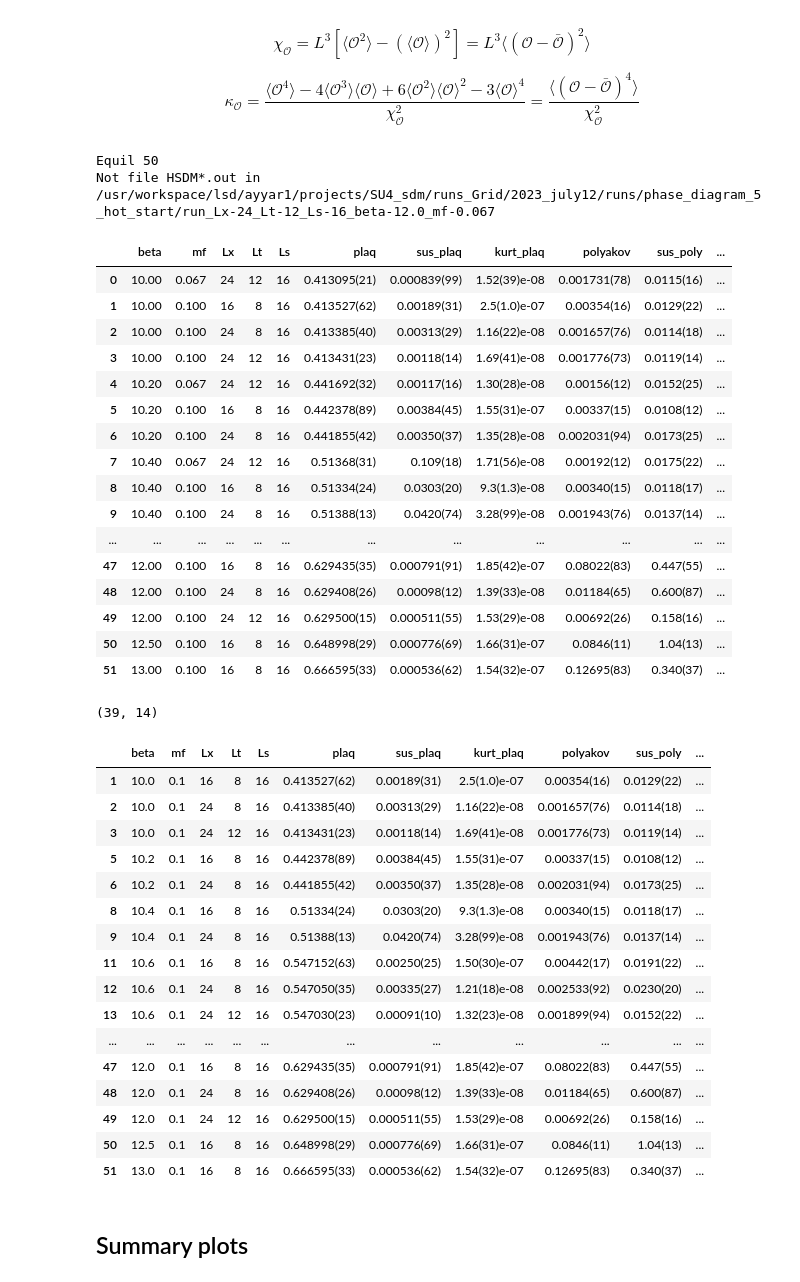
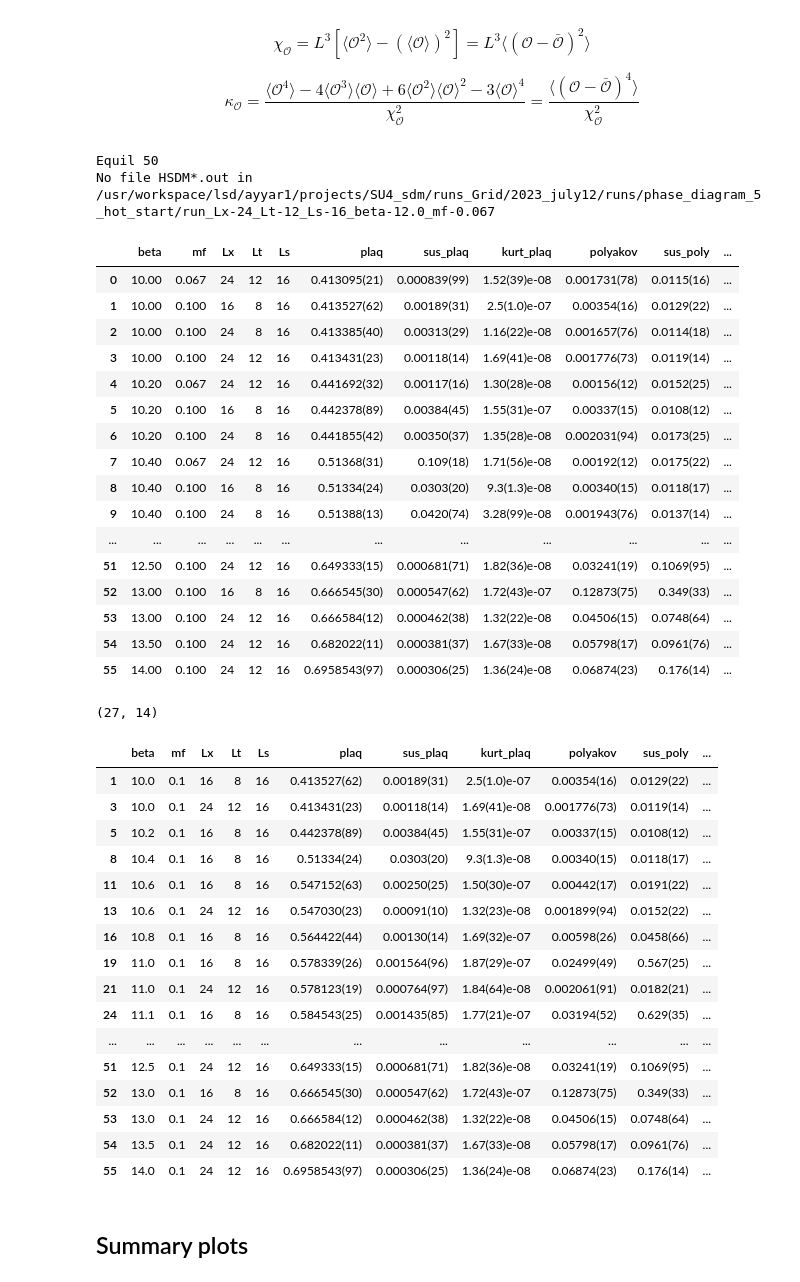
Before and after one commit to vmos1/su4_dm_grid_lsd, a Jupyter notebook: analysis/6c_HMC_compare_runs_include_extension.ipynb, the cells around one changed output. Saved outputs shown, nothing was run; the diff lists cells and outputs as text; code cells hidden in the pictures.

```diff
--- a/analysis/6c_HMC_compare_runs_include_extension.ipynb
+++ b/analysis/6c_HMC_compare_runs_include_extension.ipynb
@@ -284,14 +284,14 @@ print("Equil",equil)
 # fldr_list=['/usr/WS2/lsd/ayyar1/projects/SU4_sdm/runs_Grid/2023_july12/runs/phase_diagram_5_hot_start/run_Lx-24_Lt-8_Ls-16_beta-10.6_mf-0.1']
 
 for run_fldr in fldr_list:
-#     print(run_fldr)
+    print(run_fldr)
     # Read config file from folder
     input_dict=f_read_config(run_fldr+'/config.yaml')
 
     # Extract info from HMC output
     flist=glob.glob(run_fldr+'/HSDM?.out')
     if len(flist)<1:
-        print("Not file HSDM*.out in %s"%(run_fldr))
+        print("No file HSDM*.out in %s"%(run_fldr))
         continue
 
 
@@ -346,7 +346,7 @@ df_summary=df_summary.sort_values(by=['beta','mf']).reset_index(drop=True)
 display(df_summary)
 # %% [output]
 Equil 50
-Not file HSDM*.out in /usr/workspace/lsd/ayyar1/projects/SU4_sdm/runs_Grid/2023_july12/runs/phase_diagram_5_hot_start/run_Lx-24_Lt-12_Ls-16_beta-12.0_mf-0.067
+No file HSDM*.out in /usr/workspace/lsd/ayyar1/projects/SU4_sdm/runs_Grid/2023_july12/runs/phase_diagram_5_hot_start/run_Lx-24_Lt-12_Ls-16_beta-12.0_mf-0.067
 |  | beta | mf | Lx | Lt | Ls | plaq | sus_plaq | kurt_plaq | polyakov | sus_poly | ... |
 | 0 | 10.00 | 0.067 | 24 | 12 | 16 | 0.413095(21) | 0.000839(99) | 1.52(39)e-08 | 0.001731(78) | 0.0115(16) | ... |
 | 1 | 10.00 | 0.100 | 16 | 8 | 16 | 0.413527(62) | 0.00189(31) | 2.5(1.0)e-07 | 0.00354(16) | 0.0129(22) | ... |
@@ -359,36 +359,37 @@ Not file HSDM*.out in /usr/workspace/lsd/ayyar1/projects/SU4_sdm/runs_Grid/2023_
 | 8 | 10.40 | 0.100 | 16 | 8 | 16 | 0.51334(24) | 0.0303(20) | 9.3(1.3)e-08 | 0.00340(15) | 0.0118(17) | ... |
 | 9 | 10.40 | 0.100 | 24 | 8 | 16 | 0.51388(13) | 0.0420(74) | 3.28(99)e-08 | 0.001943(76) | 0.0137(14) | ... |
 | ... | ... | ... | ... | ... | ... | ... | ... | ... | ... | ... | ... |
-| 47 | 12.00 | 0.100 | 16 | 8 | 16 | 0.629435(35) | 0.000791(91) | 1.85(42)e-07 | 0.08022(83) | 0.447(55) | ... |
-| 48 | 12.00 | 0.100 | 24 | 8 | 16 | 0.629408(26) | 0.00098(12) | 1.39(33)e-08 | 0.01184(65) | 0.600(87) | ... |
-| 49 | 12.00 | 0.100 | 24 | 12 | 16 | 0.629500(15) | 0.000511(55) | 1.53(29)e-08 | 0.00692(26) | 0.158(16) | ... |
-| 50 | 12.50 | 0.100 | 16 | 8 | 16 | 0.648998(29) | 0.000776(69) | 1.66(31)e-07 | 0.0846(11) | 1.04(13) | ... |
-| 51 | 13.00 | 0.100 | 16 | 8 | 16 | 0.666595(33) | 0.000536(62) | 1.54(32)e-07 | 0.12695(83) | 0.340(37) | ... |
+| 51 | 12.50 | 0.100 | 24 | 12 | 16 | 0.649333(15) | 0.000681(71) | 1.82(36)e-08 | 0.03241(19) | 0.1069(95) | ... |
+| 52 | 13.00 | 0.100 | 16 | 8 | 16 | 0.666545(30) | 0.000547(62) | 1.72(43)e-07 | 0.12873(75) | 0.349(33) | ... |
+| 53 | 13.00 | 0.100 | 24 | 12 | 16 | 0.666584(12) | 0.000462(38) | 1.32(22)e-08 | 0.04506(15) | 0.0748(64) | ... |
+| 54 | 13.50 | 0.100 | 24 | 12 | 16 | 0.682022(11) | 0.000381(37) | 1.67(33)e-08 | 0.05798(17) | 0.0961(76) | ... |
+| 55 | 14.00 | 0.100 | 24 | 12 | 16 | 0.6958543(97) | 0.000306(25) | 1.36(24)e-08 | 0.06874(23) | 0.176(14) | ... |
 # %%
-df_sliced=df_summary[(df_summary.Lt.isin(range(8,16)))&(df_summary.mf==0.1)]
+df_sliced=df_summary[(df_summary.Lt.isin([8,12]))&(df_summary.mf==0.1)]
 # df_sliced=df_summary[((df_summary.Lx==16)&(df_summary.Lt==8)&(df_summary.mf==0.1))|((df_summary.Lt==12)&(df_summary.mf==0.067))].copy()
+df_sliced=df_sliced[((df_sliced.Lt==8)&(df_sliced.Lx==16))|((df_sliced.Lt==12)&(df_sliced.Lx==24))]
 # df_sliced=df_summary.copy()
 print(df_sliced.shape)
 
 display(df_sliced)
 # %% [output]
-(39, 14)
+(27, 14)
 |  | beta | mf | Lx | Lt | Ls | plaq | sus_plaq | kurt_plaq | polyakov | sus_poly | ... |
 | 1 | 10.0 | 0.1 | 16 | 8 | 16 | 0.413527(62) | 0.00189(31) | 2.5(1.0)e-07 | 0.00354(16) | 0.0129(22) | ... |
-| 2 | 10.0 | 0.1 | 24 | 8 | 16 | 0.413385(40) | 0.00313(29) | 1.16(22)e-08 | 0.001657(76) | 0.0114(18) | ... |
 | 3 | 10.0 | 0.1 | 24 | 12 | 16 | 0.413431(23) | 0.00118(14) | 1.69(41)e-08 | 0.001776(73) | 0.0119(14) | ... |
 | 5 | 10.2 | 0.1 | 16 | 8 | 16 | 0.442378(89) | 0.00384(45) | 1.55(31)e-07 | 0.00337(15) | 0.0108(12) | ... |
-| 6 | 10.2 | 0.1 | 24 | 8 | 16 | 0.441855(42) | 0.00350(37) | 1.35(28)e-08 | 0.002031(94) | 0.0173(25) | ... |
 | 8 | 10.4 | 0.1 | 16 | 8 | 16 | 0.51334(24) | 0.0303(20) | 9.3(1.3)e-08 | 0.00340(15) | 0.0118(17) | ... |
-| 9 | 10.4 | 0.1 | 24 | 8 | 16 | 0.51388(13) | 0.0420(74) | 3.28(99)e-08 | 0.001943(76) | 0.0137(14) | ... |
 | 11 | 10.6 | 0.1 | 16 | 8 | 16 | 0.547152(63) | 0.00250(25) | 1.50(30)e-07 | 0.00442(17) | 0.0191(22) | ... |
-| 12 | 10.6 | 0.1 | 24 | 8 | 16 | 0.547050(35) | 0.00335(27) | 1.21(18)e-08 | 0.002533(92) | 0.0230(20) | ... |
 | 13 | 10.6 | 0.1 | 24 | 12 | 16 | 0.547030(23) | 0.00091(10) | 1.32(23)e-08 | 0.001899(94) | 0.0152(22) | ... |
+| 16 | 10.8 | 0.1 | 16 | 8 | 16 | 0.564422(44) | 0.00130(14) | 1.69(32)e-07 | 0.00598(26) | 0.0458(66) | ... |
+| 19 | 11.0 | 0.1 | 16 | 8 | 16 | 0.578339(26) | 0.001564(96) | 1.87(29)e-07 | 0.02499(49) | 0.567(25) | ... |
+| 21 | 11.0 | 0.1 | 24 | 12 | 16 | 0.578123(19) | 0.000764(97) | 1.84(64)e-08 | 0.002061(91) | 0.0182(21) | ... |
+| 24 | 11.1 | 0.1 | 16 | 8 | 16 | 0.584543(25) | 0.001435(85) | 1.77(21)e-07 | 0.03194(52) | 0.629(35) | ... |
 | ... | ... | ... | ... | ... | ... | ... | ... | ... | ... | ... | ... |
-| 47 | 12.0 | 0.1 | 16 | 8 | 16 | 0.629435(35) | 0.000791(91) | 1.85(42)e-07 | 0.08022(83) | 0.447(55) | ... |
-| 48 | 12.0 | 0.1 | 24 | 8 | 16 | 0.629408(26) | 0.00098(12) | 1.39(33)e-08 | 0.01184(65) | 0.600(87) | ... |
-| 49 | 12.0 | 0.1 | 24 | 12 | 16 | 0.629500(15) | 0.000511(55) | 1.53(29)e-08 | 0.00692(26) | 0.158(16) | ... |
-| 50 | 12.5 | 0.1 | 16 | 8 | 16 | 0.648998(29) | 0.000776(69) | 1.66(31)e-07 | 0.0846(11) | 1.04(13) | ... |
-| 51 | 13.0 | 0.1 | 16 | 8 | 16 | 0.666595(33) | 0.000536(62) | 1.54(32)e-07 | 0.12695(83) | 0.340(37) | ... |
+| 51 | 12.5 | 0.1 | 24 | 12 | 16 | 0.649333(15) | 0.000681(71) | 1.82(36)e-08 | 0.03241(19) | 0.1069(95) | ... |
+| 52 | 13.0 | 0.1 | 16 | 8 | 16 | 0.666545(30) | 0.000547(62) | 1.72(43)e-07 | 0.12873(75) | 0.349(33) | ... |
+| 53 | 13.0 | 0.1 | 24 | 12 | 16 | 0.666584(12) | 0.000462(38) | 1.32(22)e-08 | 0.04506(15) | 0.0748(64) | ... |
+| 54 | 13.5 | 0.1 | 24 | 12 | 16 | 0.682022(11) | 0.000381(37) | 1.67(33)e-08 | 0.05798(17) | 0.0961(76) | ... |
+| 55 | 14.0 | 0.1 | 24 | 12 | 16 | 0.6958543(97) | 0.000306(25) | 1.36(24)e-08 | 0.06874(23) | 0.176(14) | ... |
 # %%
 # data_dict.keys()
```
Also changed, not shown: parts of 7 cells of this notebook, 13 other files.
